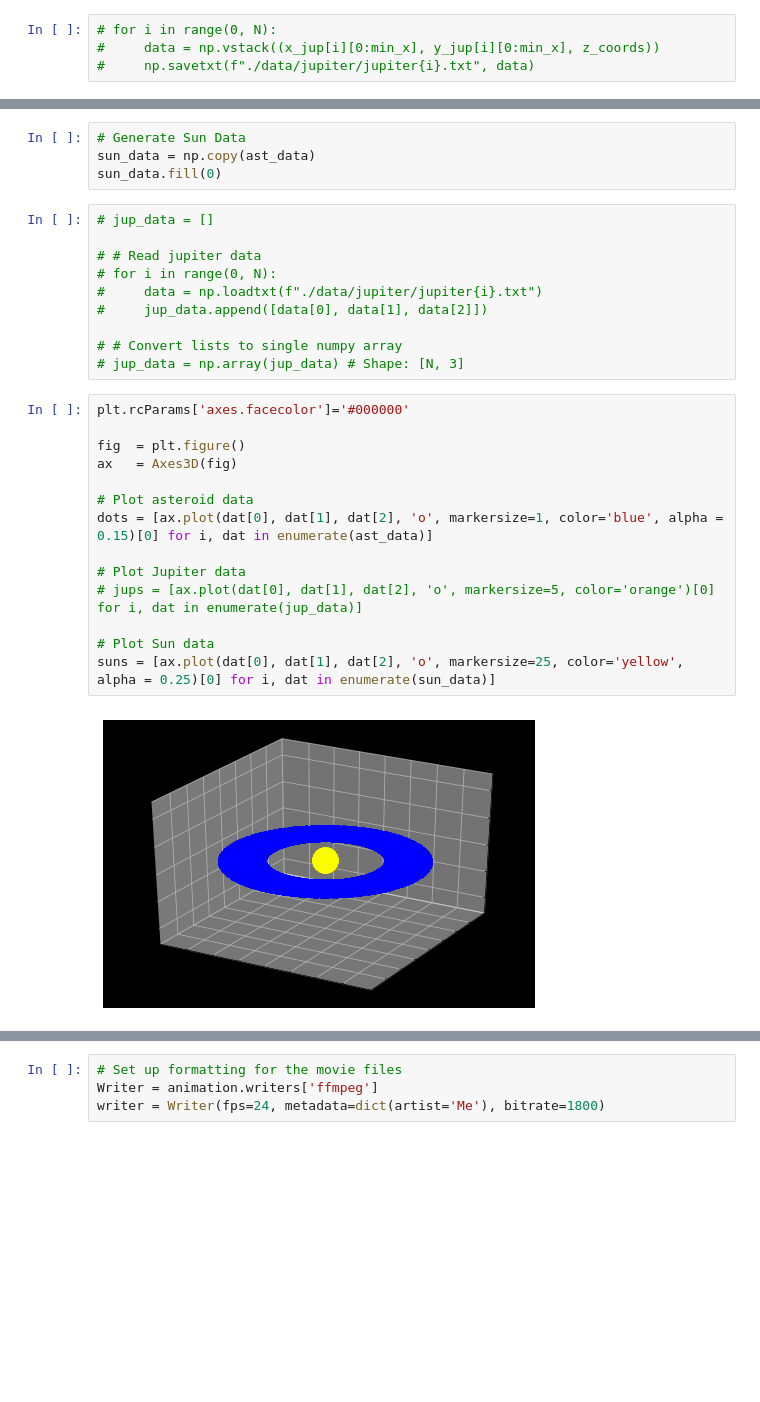
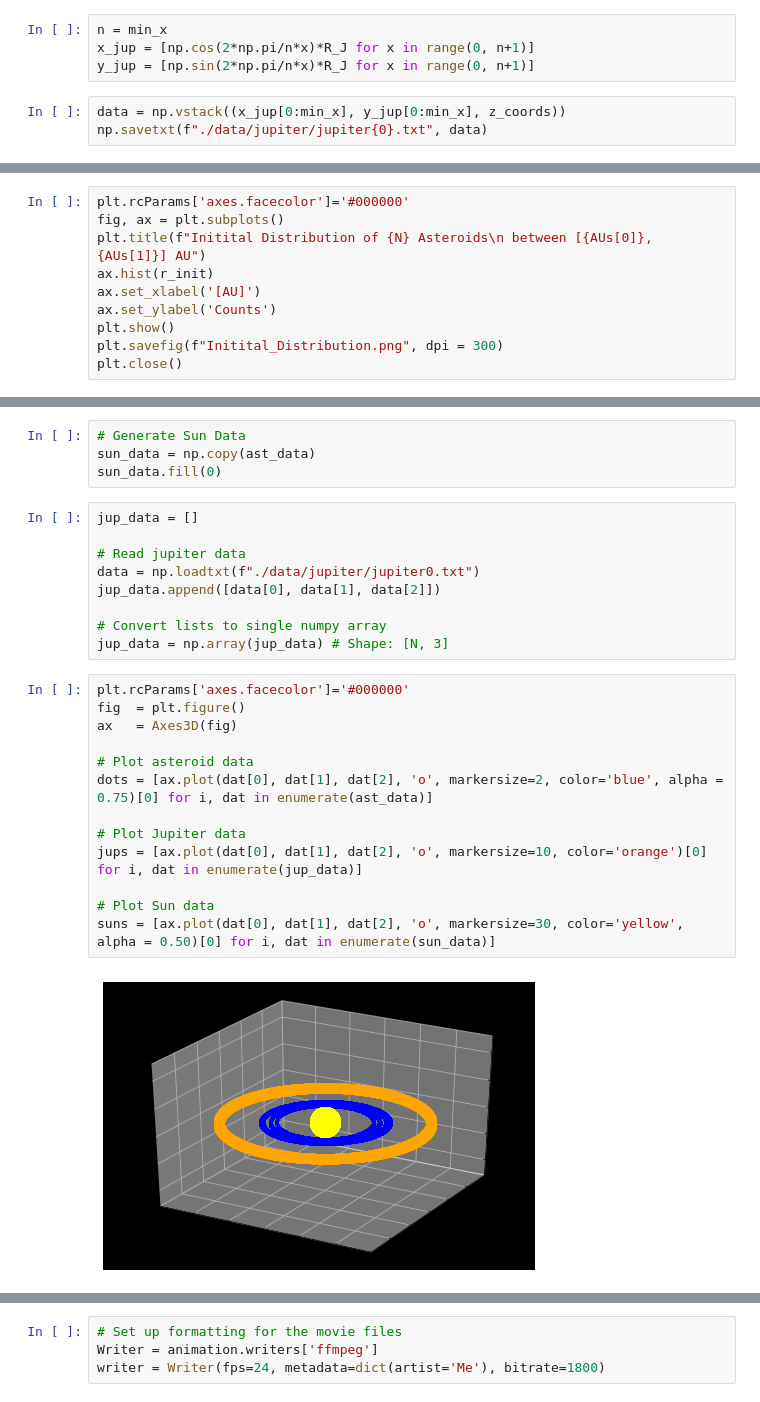
Before and after one commit to kseuro/computational_physics, a Jupyter notebook: n_body_sim/restricted_n_body_sim.ipynb, the cells around one changed output, grey strips where cells are left out. Saved outputs shown, nothing was run; the diff lists cells and outputs as text; blank space fills up the shorter version.

```diff
--- a/n_body_sim/restricted_n_body_sim.ipynb
+++ b/n_body_sim/restricted_n_body_sim.ipynb
@@ -378,7 +359,10 @@ np.savetxt(f"./data/sun.txt", data)
 # %% [markdown]
 #### Jupiter Data
+# %%
+n = min_x
+x_jup = [np.cos(2*np.pi/n*x)*R_J for x in range(0, n+1)]
+y_jup = [np.sin(2*np.pi/n*x)*R_J for x in range(0, n+1)]
 # %%
-# for i in range(0, N):
-#     data = np.vstack((x_jup[i][0:min_x], y_jup[i][0:min_x], z_coords))
-#     np.savetxt(f"./data/jupiter/jupiter{i}.txt", data)
+data = np.vstack((x_jup[0:min_x], y_jup[0:min_x], z_coords))
+np.savetxt(f"./data/jupiter/jupiter{0}.txt", data)
 # %%
@@ -419,0 +402,10 @@ del y_jup
+# %%
+plt.rcParams['axes.facecolor']='#000000'
+fig, ax = plt.subplots()
+plt.title(f"Initital Distribution of {N} Asteroids\n between [{AUs[0]}, {AUs[1]}] AU")
+ax.hist(r_init)
+ax.set_xlabel('[AU]')
+ax.set_ylabel('Counts')
+plt.show()
+plt.savefig(f"Initital_Distribution.png", dpi = 300)
+plt.close()
@@ -449,30 +453,28 @@ ast_data = np.array(ast_data) # Shape: [N, 3]
 sun_data = np.copy(ast_data)
 sun_data.fill(0)
 # %%
-# jup_data = []
+jup_data = []
 
-# # Read jupiter data
-# for i in range(0, N):
-#     data = np.loadtxt(f"./data/jupiter/jupiter{i}.txt")
-#     jup_data.append([data[0], data[1], data[2]])
+# Read jupiter data
+data = np.loadtxt(f"./data/jupiter/jupiter0.txt")
+jup_data.append([data[0], data[1], data[2]])
 
-# # Convert lists to single numpy array
-# jup_data = np.array(jup_data) # Shape: [N, 3]
+# Convert lists to single numpy array
+jup_data = np.array(jup_data) # Shape: [N, 3]
 # %%
 plt.rcParams['axes.facecolor']='#000000'
-
 fig  = plt.figure()
 ax   = Axes3D(fig)
 
 # Plot asteroid data
-dots = [ax.plot(dat[0], dat[1], dat[2], 'o', markersize=1, color='blue', alpha = 0.15)[0] for i, dat in enumerate(ast_data)]
+dots = [ax.plot(dat[0], dat[1], dat[2], 'o', markersize=2, color='blue', alpha = 0.75)[0] for i, dat in enumerate(ast_data)]
 
 # Plot Jupiter data
-# jups = [ax.plot(dat[0], dat[1], dat[2], 'o', markersize=5, color='orange')[0] for i, dat in enumerate(jup_data)]
+jups = [ax.plot(dat[0], dat[1], dat[2], 'o', markersize=10, color='orange')[0] for i, dat in enumerate(jup_data)]
 
 # Plot Sun data
-suns = [ax.plot(dat[0], dat[1], dat[2], 'o', markersize=25, color='yellow', alpha = 0.25)[0] for i, dat in enumerate(sun_data)]
+suns = [ax.plot(dat[0], dat[1], dat[2], 'o', markersize=30, color='yellow', alpha = 0.50)[0] for i, dat in enumerate(sun_data)]
 # %% [output]
-[figure, old version]
+[figure, new version]
 # %%
 # Put the solar system back together
```
Also changed, not shown: parts of 21 cells of this notebook, 2 other files.
